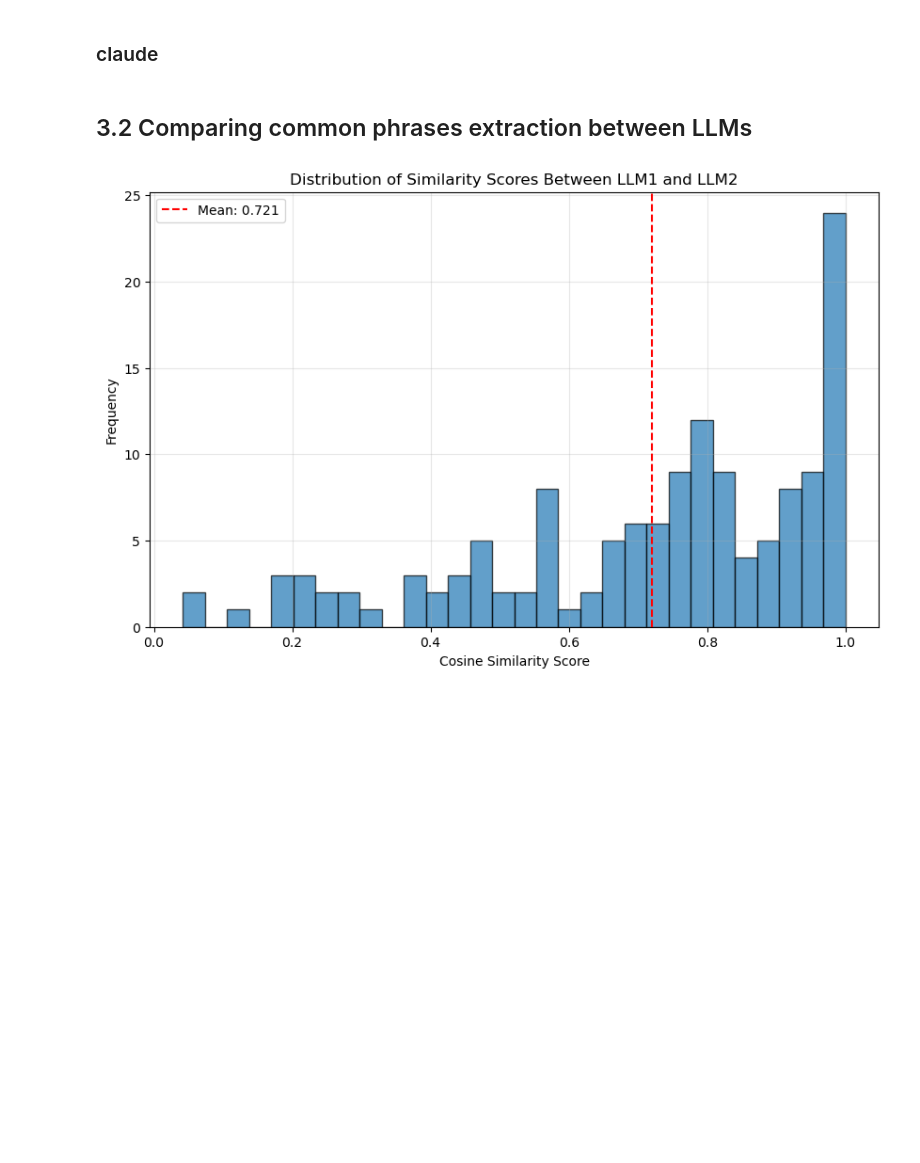
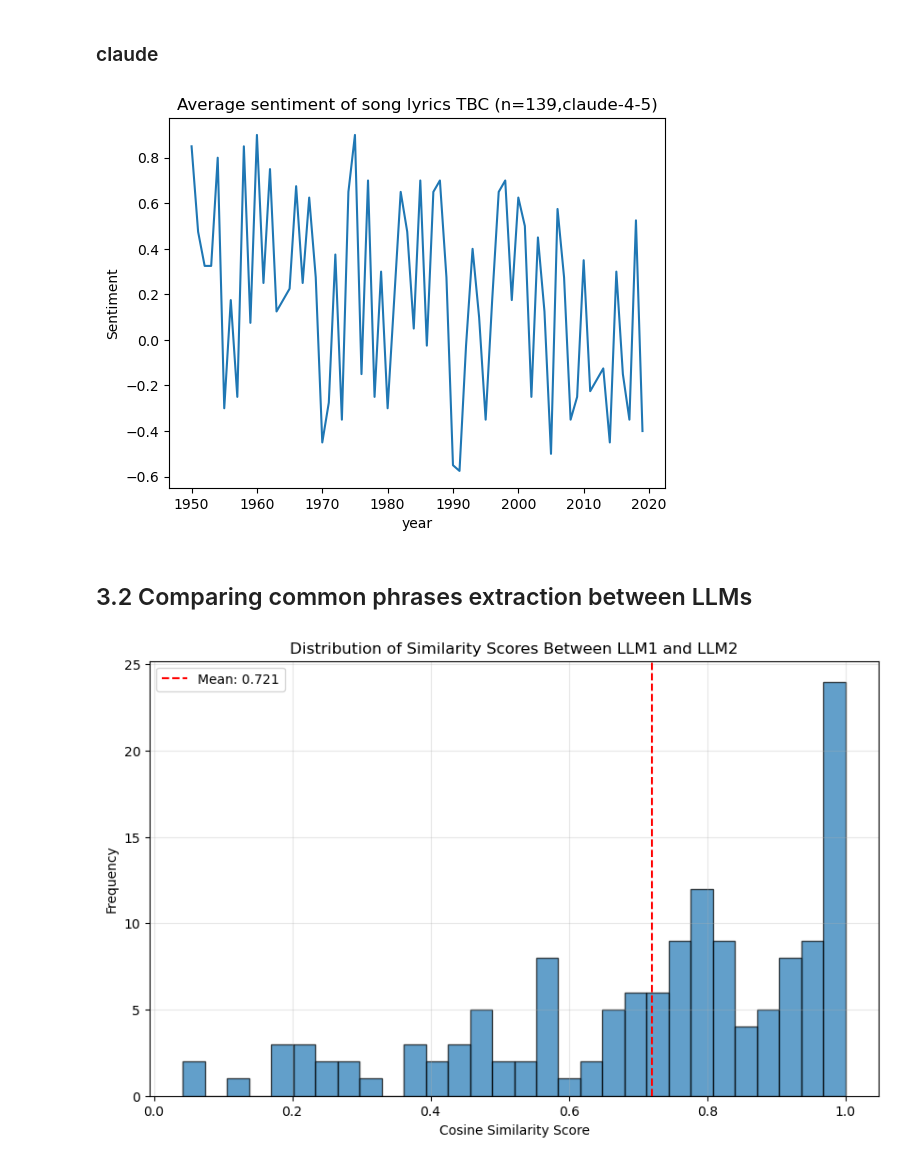
Before and after one commit to wanyakrecipes/lyrical_sentiment, a Jupyter notebook: notebooks/sentiment_across_time.ipynb, the cells around one changed output. Cells and saved outputs as stored; diff of their text form; code cells hidden in the pictures; blank space fills up the shorter version.

```diff
--- a/notebooks/sentiment_across_time.ipynb
+++ b/notebooks/sentiment_across_time.ipynb
@@ -838,8 +836,10 @@ yearly_sentiment_gpt_plt = song_lyrics_clean_sample_df.groupby('year')['sentimen
 ### claude
 # %%
 # Group by year
-yearly_sentiment_claude_plt = song_lyrics_clean_sample_df.groupby('year')['sentiment_score_claude_4_5'].mean().plot(title="Average sentiment of song lyrics TBC (n=" + str(len(song_lyrics_clean_sample_df)) +",claude)",
+yearly_sentiment_claude_plt = song_lyrics_clean_sample_df.groupby('year')['sentiment_score_claude'].mean().plot(title="Average sentiment of song lyrics TBC (n=" + str(len(song_lyrics_clean_sample_df)) +",claude-4-5)",
                                                                                                                 ylabel="Sentiment")
+# %% [output]
+[figure, added]
 # %% [markdown]
 ## 3.2 Comparing common phrases extraction between LLMs
 # %%
```
Also changed, not shown: parts of 5 cells of this notebook.
